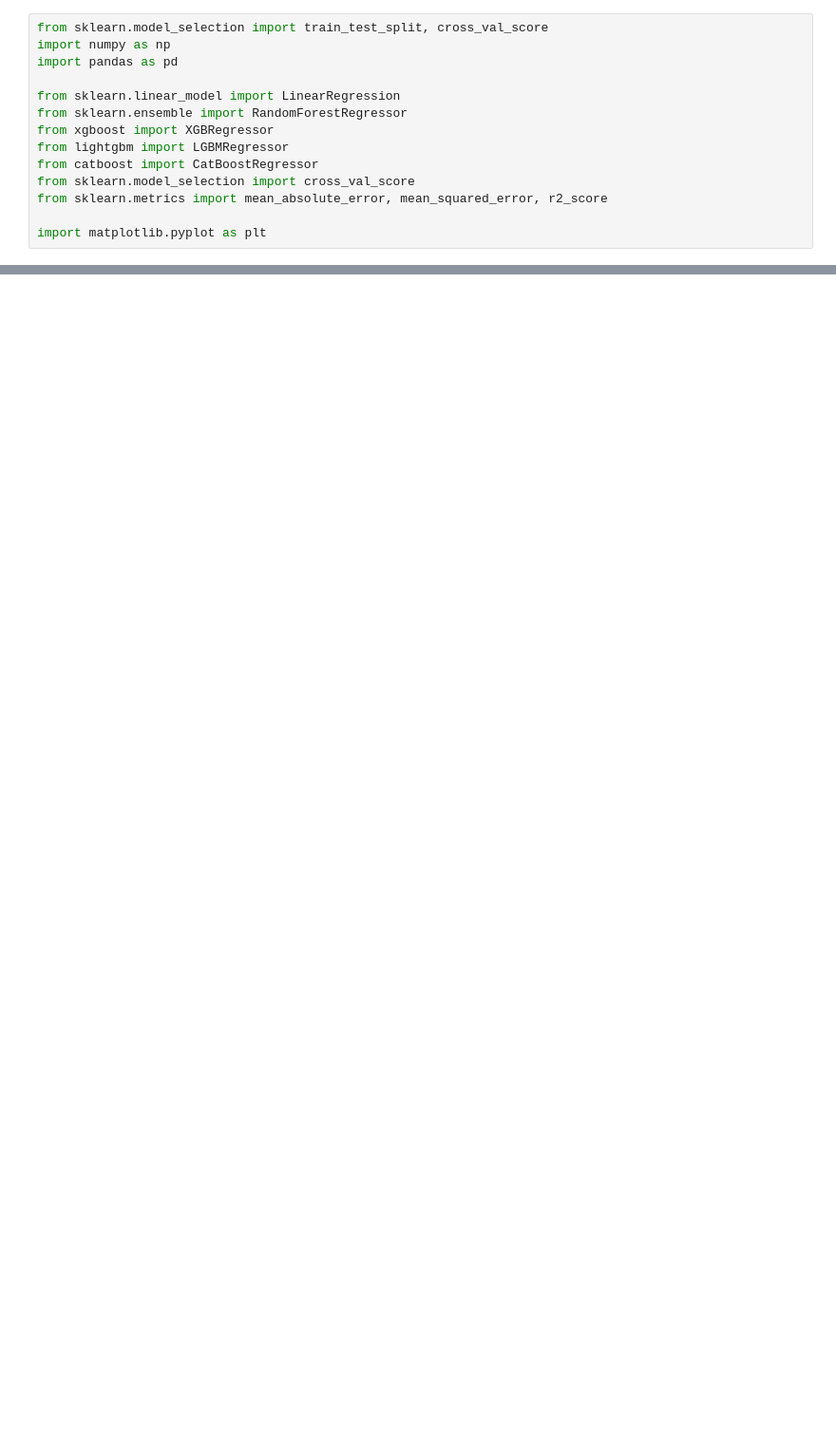
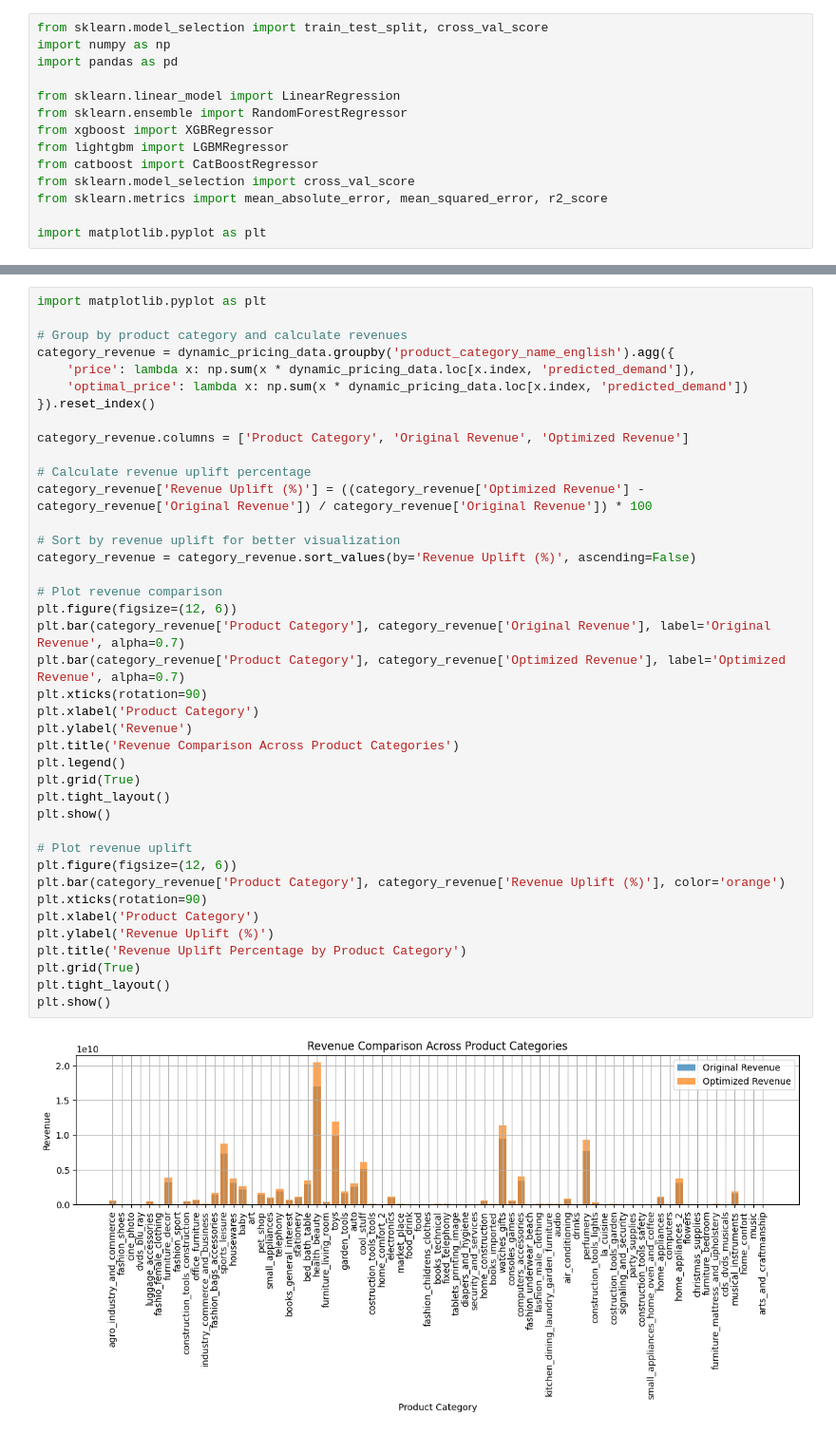
Before and after one commit to rajvamsi18/Real-Time-Pricing-Algorithm-Project, a Jupyter notebook: notebooks/regional_demand_prediction.ipynb, the cells around one changed output, grey strips where cells are left out. Shown at 95% size. Drawn from its saved outputs; the diff is of its cells as text; blank space fills up the shorter version.

```diff
--- a/notebooks/regional_demand_prediction.ipynb
+++ b/notebooks/regional_demand_prediction.ipynb
@@ -416,0 +803,42 @@ plt.show()
+# %%
+import matplotlib.pyplot as plt
+
+# Group by product category and calculate revenues
+category_revenue = dynamic_pricing_data.groupby('product_category_name_english').agg({
+    'price': lambda x: np.sum(x * dynamic_pricing_data.loc[x.index, 'predicted_demand']),
+    'optimal_price': lambda x: np.sum(x * dynamic_pricing_data.loc[x.index, 'predicted_demand'])
+}).reset_index()
+
+category_revenue.columns = ['Product Category', 'Original Revenue', 'Optimized Revenue']
+
+# Calculate revenue uplift percentage
+category_revenue['Revenue Uplift (%)'] = ((category_revenue['Optimized Revenue'] - category_revenue['Original Revenue']) / category_revenue['Original Revenue']) * 100
+
+# Sort by revenue uplift for better visualization
+category_revenue = category_revenue.sort_values(by='Revenue Uplift (%)', ascending=False)
+
+# Plot revenue comparison
+plt.figure(figsize=(12, 6))
+plt.bar(category_revenue['Product Category'], category_revenue['Original Revenue'], label='Original Revenue', alpha=0.7)
+plt.bar(category_revenue['Product Category'], category_revenue['Optimized Revenue'], label='Optimized Revenue', alpha=0.7)
+plt.xticks(rotation=90)
+plt.xlabel('Product Category')
+plt.ylabel('Revenue')
+plt.title('Revenue Comparison Across Product Categories')
+plt.legend()
+plt.grid(True)
+plt.tight_layout()
+plt.show()
+
+# Plot revenue uplift
+plt.figure(figsize=(12, 6))
+plt.bar(category_revenue['Product Category'], category_revenue['Revenue Uplift (%)'], color='orange')
+plt.xticks(rotation=90)
+plt.xlabel('Product Category')
+plt.ylabel('Revenue Uplift (%)')
+plt.title('Revenue Uplift Percentage by Product Category')
+plt.grid(True)
+plt.tight_layout()
+plt.show()
+# %% [output]
+[figure, added]
```
Also changed, not shown: parts of 64 cells of this notebook.
